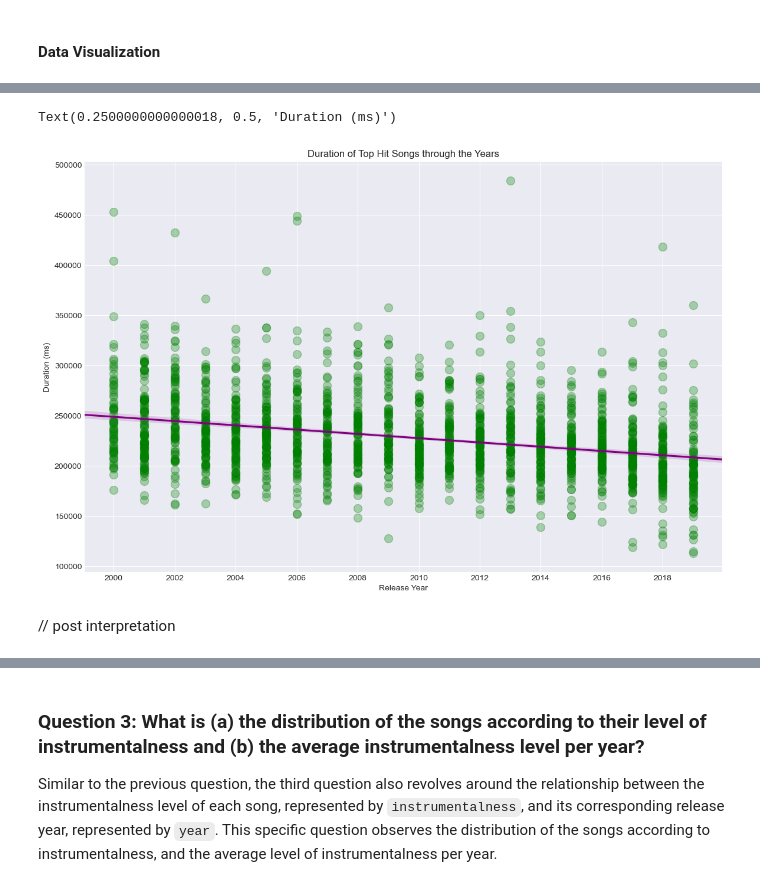
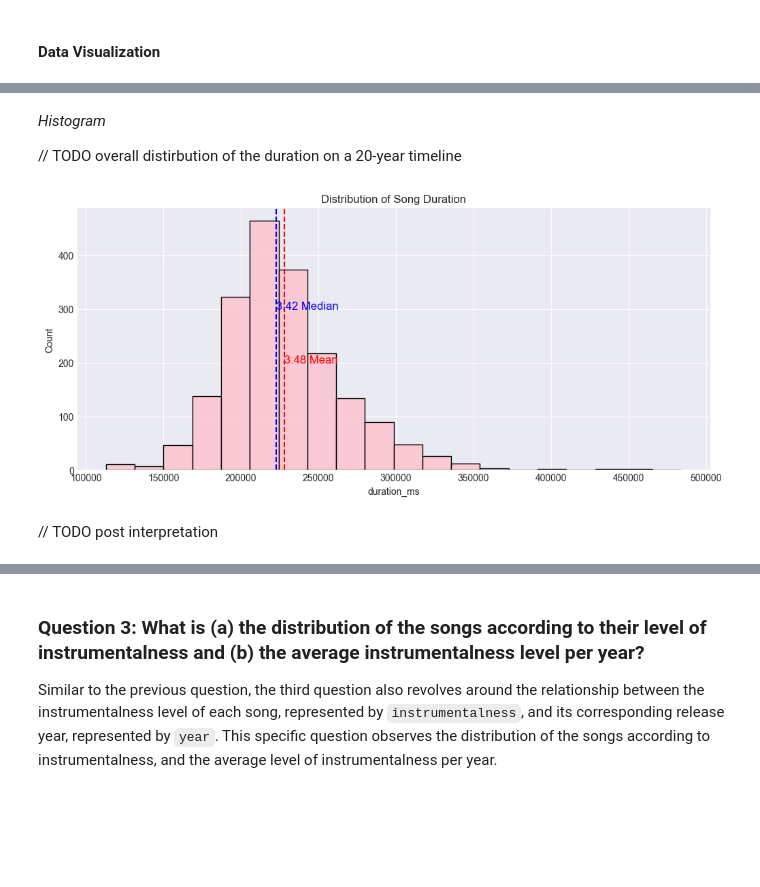
Before and after one commit to angelocguerra/csmodel-casestudy, a Jupyter notebook: MCO1.ipynb, the cells around one changed output, grey strips where cells are left out. Cells and saved outputs as stored; diff of their text form; code cells hidden in the pictures; blank space fills up the shorter version.

```diff
--- a/MCO1.ipynb
+++ b/MCO1.ipynb
@@ -478,17 +507,25 @@ With the `lmplot` function, we visually aligned the data based on the release `y
-# %%
-# generate scatter plot with trendline
-scatter = sb.lmplot(x = 'year', y = 'duration_ms', data = spotify_df, height = 5, aspect = 2, truncate = False, scatter_kws = {'s': 100, 'alpha': 0.3, 'color': 'green'}, line_kws = {'color': 'purple'})
-
-# adjust size
-scatter.figure.set_size_inches(12, 8)
-
-# add labels
-plt.title('Duration of Top Hit Songs through the Years')
-plt.xlabel('Release Year')
-plt.xticks(np.arange(2000, 2020, 2))
-plt.ylabel('Duration (ms)')
-# %% [output]
-Text(0.2500000000000018, 0.5, 'Duration (ms)')
-[figure, removed]
+# %% [markdown]
+*Histogram*
+
+// TODO overall distirbution of the duration on a 20-year timeline
+# %%
+# histogram for distribution of song duration over the years
+plt.figure(figsize=(12, 5))
+ax = sb.histplot(data=spotify_df, x='duration_ms', bins=20, color='pink')
+
+# add vertical line for mean
+plt.axvline(x = np.mean(spotify_df.duration_ms), color = 'red', linestyle = '--')
+plt.text(x = np.mean(spotify_df.duration_ms) + 0.01, y = 200, s = '3:48 Mean', color = 'red', fontsize = 12)
+
+# add vertical line for median
+plt.axvline(x = np.median(spotify_df.duration_ms), color = 'blue', linestyle = '--')
+plt.text(x = np.median(spotify_df.duration_ms) + 0.01, y = 300, s = '3:42 Median', color = 'blue', fontsize = 12)
+
+# add labels
+plt.title('Distribution of Song Duration')
+
+plt.show()
+# %% [output]
+[figure, added]
 # %% [markdown]
-// post interpretation
+// TODO post interpretation
```
Also changed, not shown: parts of 70 cells of this notebook.
